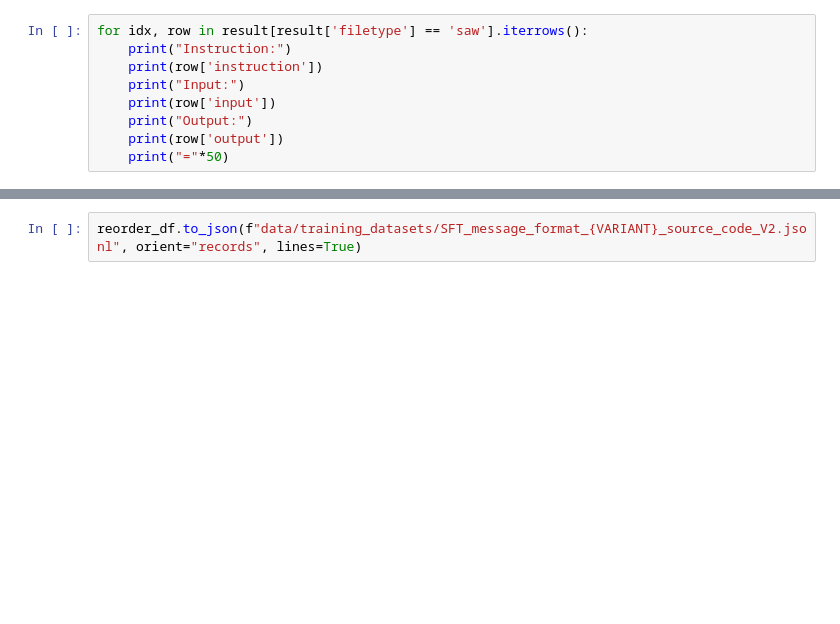
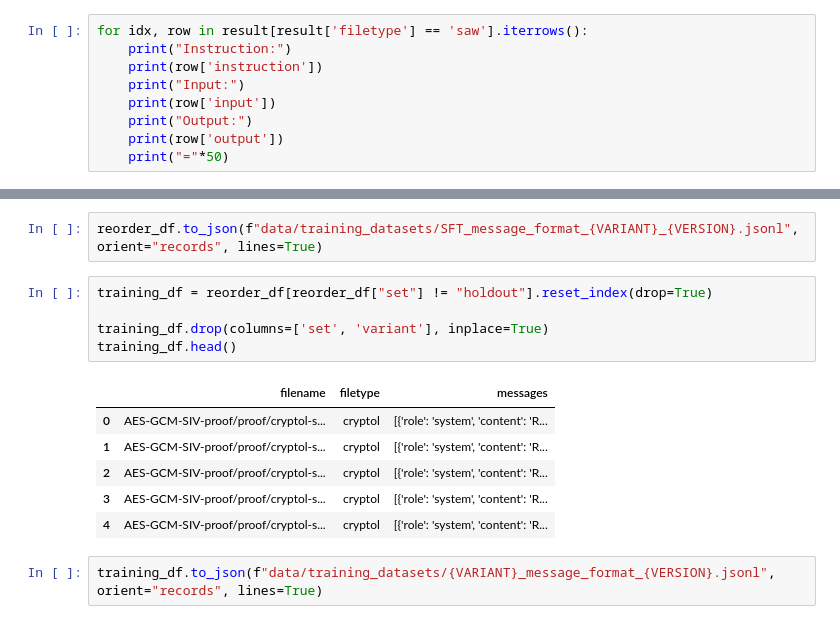
Before and after one commit to UH-Insure/DataPreprocess, a Jupyter notebook: notebooks/06_supervised_preprocess.ipynb, the cells around one changed output, grey strips where cells are left out. Cells and saved outputs as stored; diff of their text form; blank space fills up the shorter version.

```diff
--- a/notebooks/06_supervised_preprocess.ipynb
+++ b/notebooks/06_supervised_preprocess.ipynb
@@ -105,2 +109,16 @@ reorder_df.head()
 # %%
-reorder_df.to_json(f"data/training_datasets/SFT_message_format_{VARIANT}_source_code_V2.jsonl", orient="records", lines=True)
+reorder_df.to_json(f"data/training_datasets/SFT_message_format_{VARIANT}_{VERSION}.jsonl", orient="records", lines=True)
+# %%
+training_df = reorder_df[reorder_df["set"] != "holdout"].reset_index(drop=True)
+
+training_df.drop(columns=['set', 'variant'], inplace=True)
+training_df.head()
+# %% [output]
+|  | filename | filetype | messages |
+| 0 | AES-GCM-SIV-proof/proof/cryptol-s... | cryptol | [{'role': 'system', 'content': 'R... |
+| 1 | AES-GCM-SIV-proof/proof/cryptol-s... | cryptol | [{'role': 'system', 'content': 'R... |
+| 2 | AES-GCM-SIV-proof/proof/cryptol-s... | cryptol | [{'role': 'system', 'content': 'R... |
+| 3 | AES-GCM-SIV-proof/proof/cryptol-s... | cryptol | [{'role': 'system', 'content': 'R... |
+| 4 | AES-GCM-SIV-proof/proof/cryptol-s... | cryptol | [{'role': 'system', 'content': 'R... |
+# %%
+training_df.to_json(f"data/training_datasets/{VARIANT}_message_format_{VERSION}.jsonl", orient="records", lines=True)
```
Also changed, not shown: parts of 4 cells of this notebook, 2 other files.
